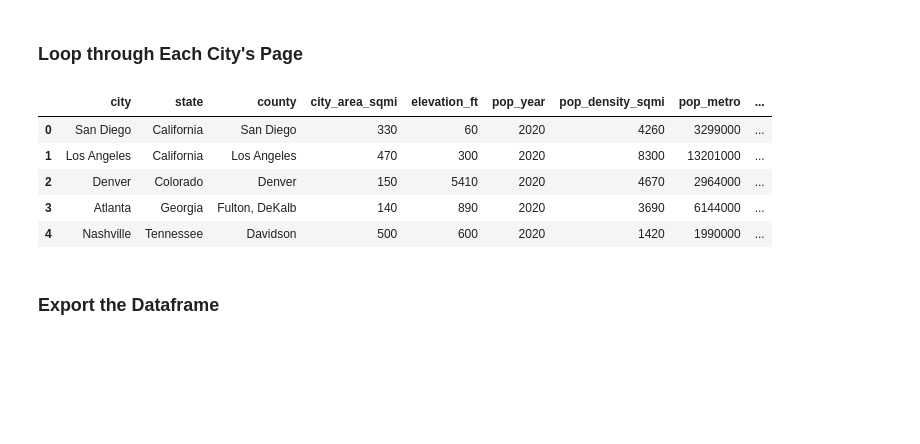
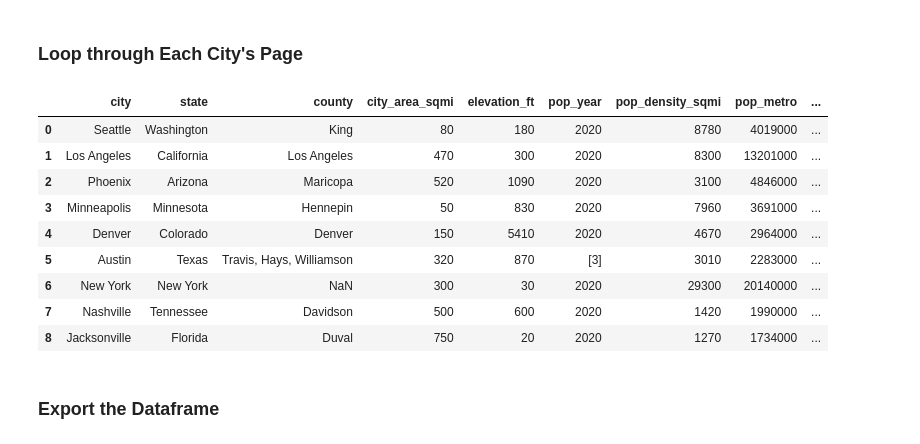
Before and after one commit to rkkocheran/air_quality_analysis, a Jupyter notebook: notebooks/wiki_webscrape.ipynb, the cells around one changed output. Cells and saved outputs as stored; diff of their text form; code cells hidden in the pictures; blank space fills up the shorter version.

```diff
--- a/notebooks/wiki_webscrape.ipynb
+++ b/notebooks/wiki_webscrape.ipynb
@@ -27,11 +29,15 @@ import re
 ### Declare the Static Variables
 # %%
 # The url ids for each city
-city_id = {'San Diego':'San_Diego',
+city_id = {'Seattle':'Seattle',
            'Los Angeles':'Los_Angeles',
+           'Phoenix':'Phoenix,_Arizona',
+           'Minneapolis':'Minneapolis',
            'Denver':'Denver',
-           'Atlanta':'Atlanta',
-           'Nashville':'Nashville'}
+           'Austin':'Austin',
+           'New York':'New_York_City',
+           'Nashville':'Nashville',
+           'Jacksonville':'Jacksonville'}
 # %%
 # The common url
 url = 'https://en.wikipedia.org/wiki/'
@@ -44,7 +50,6 @@ climate_types = []
 i=0
 # Loop through each city's page
 for city in city_id:
-
     wiki_html = requests.get(url + city_id[city])
     wiki_html = bs(wiki_html.text)
     assert city in wiki_html.find('title').text
@@ -71,11 +76,14 @@ for city in city_id:
                 data_dict['county'] = re.sub('[\[\d\]]| County', '', row.find('td').text)
             elif header.text.find('Population') != -1:
                 # Extract the census year
-                data_dict['pop_year'] = row.find('a').text.replace(',', '')
+                data_dict['pop_year'] = row.find('a').text
             elif header.text.find('Metro') != -1:
                 # Extract the metro population and US population rank
-                data_dict['pop_metro'] = round(int(row.find('td').text.split(' (')[0].replace(',', '')), -3)
-                data_dict['pop_rank'] = row.find('td').text.split(' (')[1][:-3].replace(',', '')
+                if not(re.search('GMP', header.text)):
+                    spl = row.find('td').text.split(' (')
+                    if spl[0].replace('\xa0', ' ').find('sq mi') == -1:
+                        data_dict['pop_metro'] = round(int(row.find('td').text.split(' (')[0].replace('\xa0', ' ').replace(',', '')), -3)
+                        data_dict['pop_rank'] = int(row.find('td').text.split(' (')[1][:-3])
             elif header.text.find('Density') != -1:
                 # Extract the population density (account for UNICODE and retain only standard measurement)
                 data_dict['pop_density_sqmi'] = int(round(float(row.find('td').text.replace('\xa0', ' ').replace(',', '').split('/sq mi')[0]), -1))
@@ -96,38 +104,42 @@ for city in city_id:
     # Extract the climate data, accounting for multiple variations per city
     html_links = wiki_html.findAll('a')
     city_climates = []
     for link in html_links:
         link_title = link.get('title')
         if link_title:
             match = re.fullmatch('.+\sclimate', link.text, flags=re.IGNORECASE)
             if match:
                 city_climates.append(link.text[:-8].title())
 
     # Compare the city's climate type(s) to existing ones, giving precedence to common types
     if len(city_climates) == 1:
         # City has only one climate type, so just add it
         data_dict['climate'] = city_climates[0].replace('Continental ', '')
         climate_types.append(city_climates[0].replace('Continental ', ''))
     elif len(city_climates) > 1:
         # City has multiple (synonymous) climate types, so look for common existing types
         common_climate = [climate for climate in city_climates if climate in climate_types]
         if len(common_climate) == 0:
             data_dict['climate'] = city_climates[0]
             climate_types.append(city_climates[0])
         else:
             data_dict['climate'] = common_climate[0]
 
     data_list.append(data_dict)
     i+=1
 city_data = pd.DataFrame(data_list)
 city_data
 # %% [output]
 |  | city | state | county | city_area_sqmi | elevation_ft | pop_year | pop_density_sqmi | pop_metro | ... |
-| 0 | San Diego | California | San Diego | 330 | 60 | 2020 | 4260 | 3299000 | ... |
+| 0 | Seattle | Washington | King | 80 | 180 | 2020 | 8780 | 4019000 | ... |
 | 1 | Los Angeles | California | Los Angeles | 470 | 300 | 2020 | 8300 | 13201000 | ... |
-| 2 | Denver | Colorado | Denver | 150 | 5410 | 2020 | 4670 | 2964000 | ... |
-| 3 | Atlanta | Georgia | Fulton, DeKalb | 140 | 890 | 2020 | 3690 | 6144000 | ... |
-| 4 | Nashville | Tennessee | Davidson | 500 | 600 | 2020 | 1420 | 1990000 | ... |
+| 2 | Phoenix | Arizona | Maricopa | 520 | 1090 | 2020 | 3100 | 4846000 | ... |
+| 3 | Minneapolis | Minnesota | Hennepin | 50 | 830 | 2020 | 7960 | 3691000 | ... |
+| 4 | Denver | Colorado | Denver | 150 | 5410 | 2020 | 4670 | 2964000 | ... |
+| 5 | Austin | Texas | Travis, Hays, Williamson | 320 | 870 | [3] | 3010 | 2283000 | ... |
+| 6 | New York | New York | NaN | 300 | 30 | 2020 | 29300 | 20140000 | ... |
+| 7 | Nashville | Tennessee | Davidson | 500 | 600 | 2020 | 1420 | 1990000 | ... |
+| 8 | Jacksonville | Florida | Duval | 750 | 20 | 2020 | 1270 | 1734000 | ... |
 # %% [markdown]
 ### Export the Dataframe
 # %%
```
Also changed, not shown: parts of 1 cell of this notebook, 4 other files.
